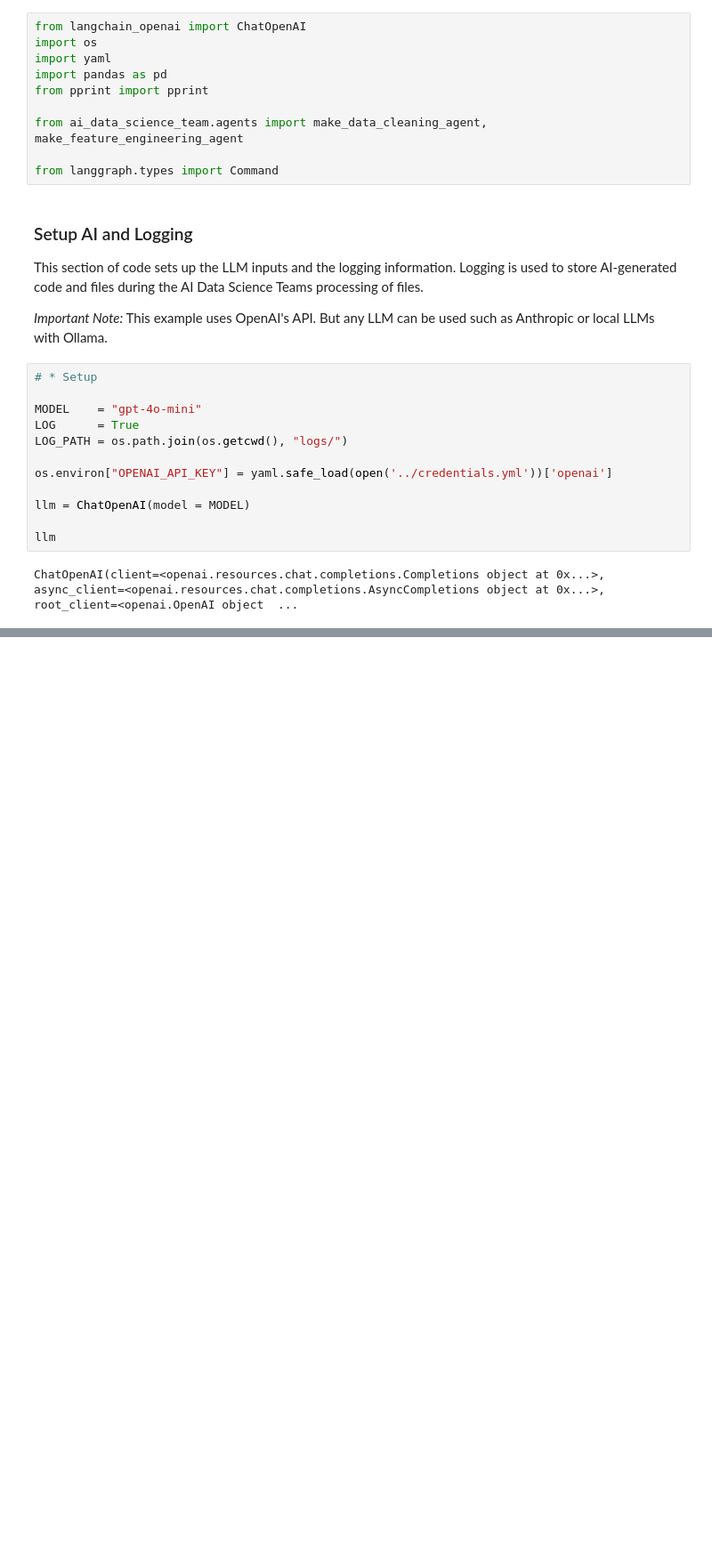
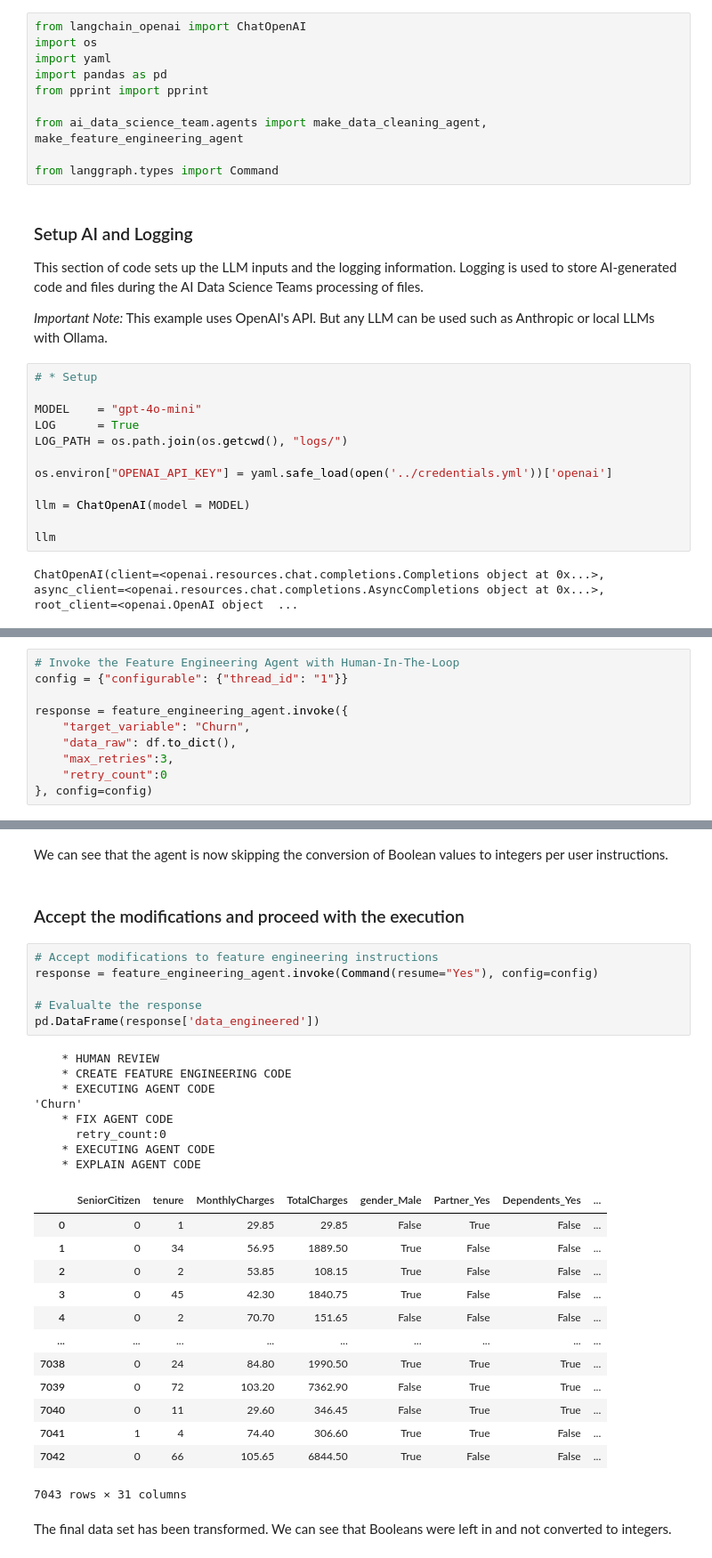
Before and after one commit to szl0144/stock-data-analysis-agent, a Jupyter notebook: examples/human_in_the_loop.ipynb, the cells around one changed output, grey strips where cells are left out. Shown at 89% size. Cells and saved outputs as stored; diff of their text form; blank space fills up the shorter version.

```diff
--- a/examples/human_in_the_loop.ipynb
+++ b/examples/human_in_the_loop.ipynb
@@ -52,0 +95,10 @@ ChatOpenAI(client=<openai.resources.chat.completions.Completions object at 0x...
+# %%
+# Invoke the Feature Engineering Agent with Human-In-The-Loop
+config = {"configurable": {"thread_id": "1"}}
+
+response = feature_engineering_agent.invoke({
+    "target_variable": "Churn",
+    "data_raw": df.to_dict(),
+    "max_retries":3,
+    "retry_count":0
+}, config=config)
@@ -52,0 +178,34 @@ ChatOpenAI(client=<openai.resources.chat.completions.Completions object at 0x...
+# %% [markdown]
+We can see that the agent is now skipping the conversion of Boolean values to integers per user instructions.
+# %% [markdown]
+### Accept the modifications and proceed with the execution
+# %%
+# Accept modifications to feature engineering instructions
+response = feature_engineering_agent.invoke(Command(resume="Yes"), config=config)
+
+# Evalualte the response
+pd.DataFrame(response['data_engineered'])
+# %% [output]
+    * HUMAN REVIEW
+    * CREATE FEATURE ENGINEERING CODE
+    * EXECUTING AGENT CODE
+'Churn'
+    * FIX AGENT CODE
+      retry_count:0
+    * EXECUTING AGENT CODE
+    * EXPLAIN AGENT CODE
+|  | SeniorCitizen | tenure | MonthlyCharges | TotalCharges | gender_Male | Partner_Yes | Dependents_Yes | ... |
+| 0 | 0 | 1 | 29.85 | 29.85 | False | True | False | ... |
+| 1 | 0 | 34 | 56.95 | 1889.50 | True | False | False | ... |
+| 2 | 0 | 2 | 53.85 | 108.15 | True | False | False | ... |
+| 3 | 0 | 45 | 42.30 | 1840.75 | True | False | False | ... |
+| 4 | 0 | 2 | 70.70 | 151.65 | False | False | False | ... |
+| ... | ... | ... | ... | ... | ... | ... | ... | ... |
+| 7038 | 0 | 24 | 84.80 | 1990.50 | True | True | True | ... |
+| 7039 | 0 | 72 | 103.20 | 7362.90 | False | True | True | ... |
+| 7040 | 0 | 11 | 29.60 | 346.45 | False | True | True | ... |
+| 7041 | 1 | 4 | 74.40 | 306.60 | True | True | False | ... |
+| 7042 | 0 | 66 | 105.65 | 6844.50 | True | False | False | ... |
+7043 rows × 31 columns
+# %% [markdown]
+The final data set has been transformed. We can see that Booleans were left in and not converted to integers.
```
Also changed, not shown: parts of 13 cells of this notebook.
